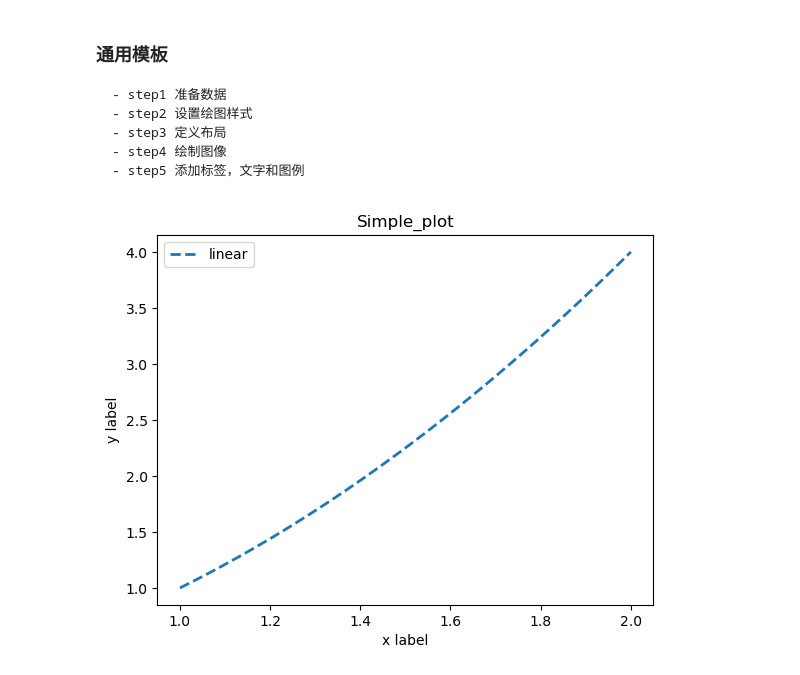
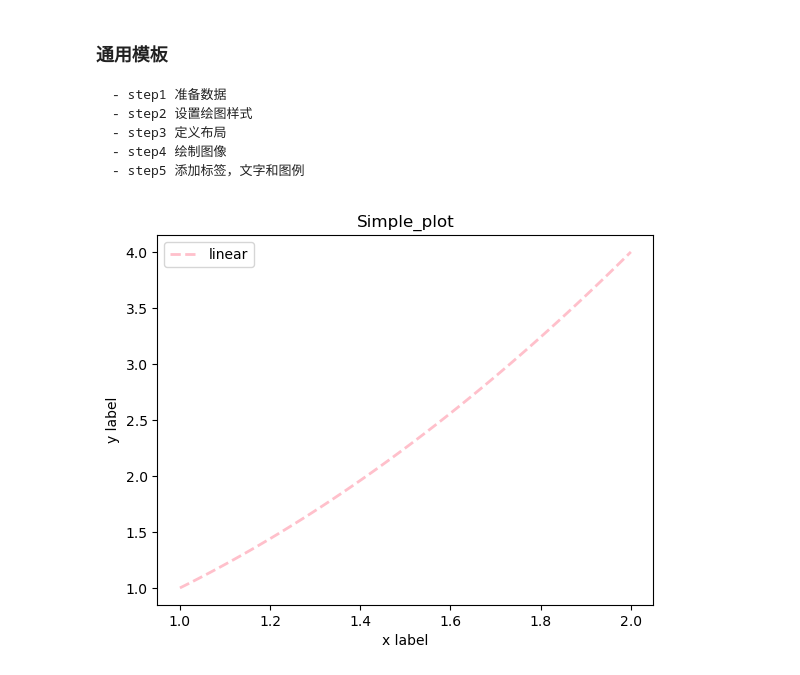
Before and after one commit to GGuo888/fantastic-matplotlib, a Jupyter notebook: practice/day01.ipynb, the cells around one changed output. Drawn from its saved outputs; the diff is of its cells as text; code cells hidden in the pictures.

```diff
--- a/practice/day01.ipynb
+++ b/practice/day01.ipynb
@@ -58,17 +58,17 @@ plt.show()
 # %%
 # step1 准备数据
 x = np.linspace(1,2,100)
 y = x**2
 # step2 设置绘图样式
-mpl.rc('lines',linewidth=2,color='g')
+mpl.rc('lines',linewidth=2,linestyle='--')
 # step3 定义布局
 fig,ax = plt.subplots()
 # 绘制图形
-ax.plot(x,y,label='linear')
+ax.plot(x,y,label='linear',color='pink')
 # 添加标签，文字和图例
 ax.set_xlabel('x label')
 ax.set_ylabel('y label')
 ax.set_title('Simple_plot')
 ax.legend();
 # %% [output]
-[figure, old version]
+[figure, new version]
```
Also changed, not shown: parts of 2 cells of this notebook, 1 other file.
